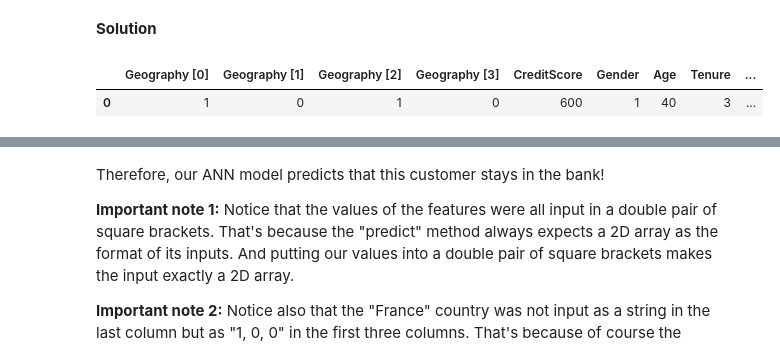
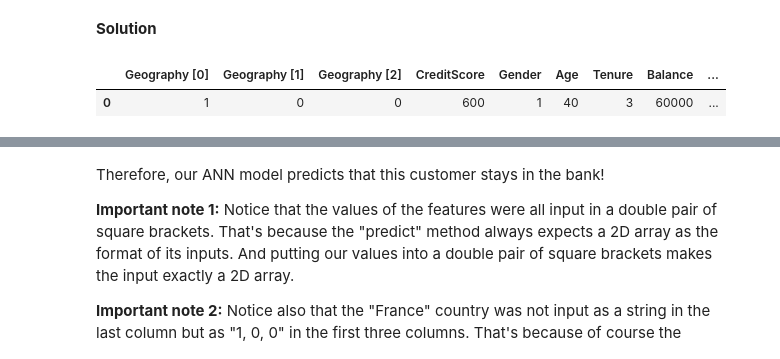
Before and after one commit to prasadkothavale/hello-neural-networks, a Jupyter notebook: 019.churn_modelling.ipynb, the cells around one changed output, grey strips where cells are left out. Cells and saved outputs as stored; diff of their text form; code cells hidden in the pictures.

```diff
--- a/019.churn_modelling.ipynb
+++ b/019.churn_modelling.ipynb
@@ -83,6 +85,6 @@ from sklearn.preprocessing import OneHotEncoder
 ct = ColumnTransformer(transformers=[('encoder', OneHotEncoder(), [1])], remainder='passthrough')
 X = np.array(ct.fit_transform(X))
 # %%
-columns = ['Geography [0]', 'Geography [1]', 'Geography [2]', 'Geography [3]', 'CreditScore'] + list(dataset.columns[5:-1])
+columns = ['Geography [0]', 'Geography [1]', 'Geography [2]', 'CreditScore'] + list(dataset.columns[5:-1])
 pd.DataFrame(X, columns=columns)
 # %% [output]
@@ -216,11 +239,11 @@ So, should we say goodbye to that customer?
 # %% [markdown]
 **Solution**
 # %%
-T = np.array([[1, 0, 1, 0, 600, 1, 40, 3, 60000, 2, 1, 1, 50000]])
+T = np.array([[1, 0, 0, 600, 1, 40, 3, 60000, 2, 1, 1, 50000]])
 pd.DataFrame(T, columns=columns)
 # %% [output]
-|  | Geography [0] | Geography [1] | Geography [2] | Geography [3] | CreditScore | Gender | Age | Tenure | ... |
-| 0 | 1 | 0 | 1 | 0 | 600 | 1 | 40 | 3 | ... |
+|  | Geography [0] | Geography [1] | Geography [2] | CreditScore | Gender | Age | Tenure | Balance | ... |
+| 0 | 1 | 0 | 0 | 600 | 1 | 40 | 3 | 60000 | ... |
 # %%
 T = sc.transform(T)
 pd.DataFrame(T, columns=columns)
```
Also changed, not shown: parts of 13 cells of this notebook.
